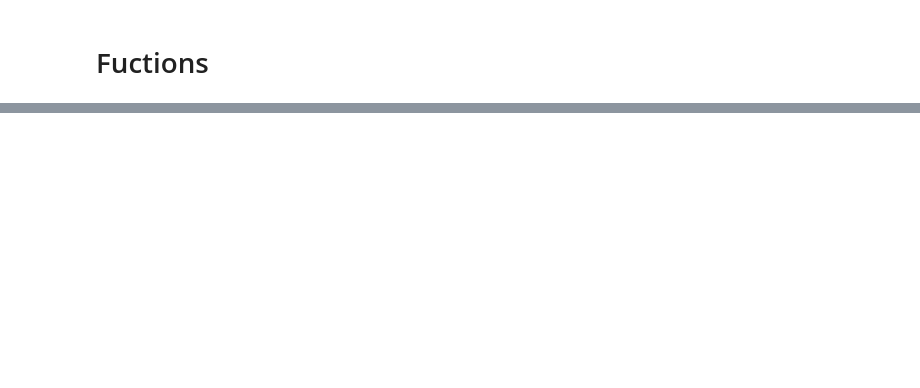
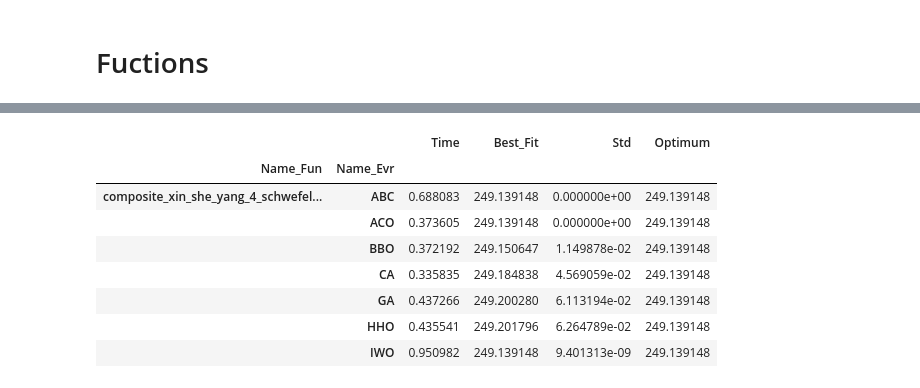
Before and after one commit to pvshebarshin/Comparative-evaluation-of-the-effectiveness-of-metaheuristic-optimization-algorithms, a Jupyter notebook: src/analysis/greaph_result.ipynb, the cells around one changed output, grey strips where cells are left out. Drawn from its saved outputs; the diff is of its cells as text; code cells hidden in the pictures; blank space fills up the shorter version.

Commit message:
Update tables

```diff
--- a/src/analysis/greaph_result.ipynb
+++ b/src/analysis/greaph_result.ipynb
@@ -494,0 +536,13 @@ dataset[(dataset['Epoch'] == 200) & (dataset['Name_Fun'] == 'xin_she_yang_functi
+# %%
+dataset[(dataset['Epoch'] == 200) & (dataset['Name_Fun'] == 'composite_xin_she_yang_4_schwefel_function')][['Name_Evr', 'Name_Fun', 'Time', 'Best_Fit', 'Std', 'Optimum']]\
+.groupby(['Name_Fun', 'Name_Evr']).mean()
+# %% [output]
+|  |  | Time | Best_Fit | Std | Optimum |
+| Name_Fun | Name_Evr |  |  |  |  |
+| composite_xin_she_yang_4_schwefel... | ABC | 0.688083 | 249.139148 | 0.000000e+00 | 249.139148 |
+|  | ACO | 0.373605 | 249.139148 | 0.000000e+00 | 249.139148 |
+|  | BBO | 0.372192 | 249.150647 | 1.149878e-02 | 249.139148 |
+|  | CA | 0.335835 | 249.184838 | 4.569059e-02 | 249.139148 |
+|  | GA | 0.437266 | 249.200280 | 6.113194e-02 | 249.139148 |
+|  | HHO | 0.435541 | 249.201796 | 6.264789e-02 | 249.139148 |
+|  | IWO | 0.950982 | 249.139148 | 9.401313e-09 | 249.139148 |
```
Also changed, not shown: parts of 37 cells of this notebook.
